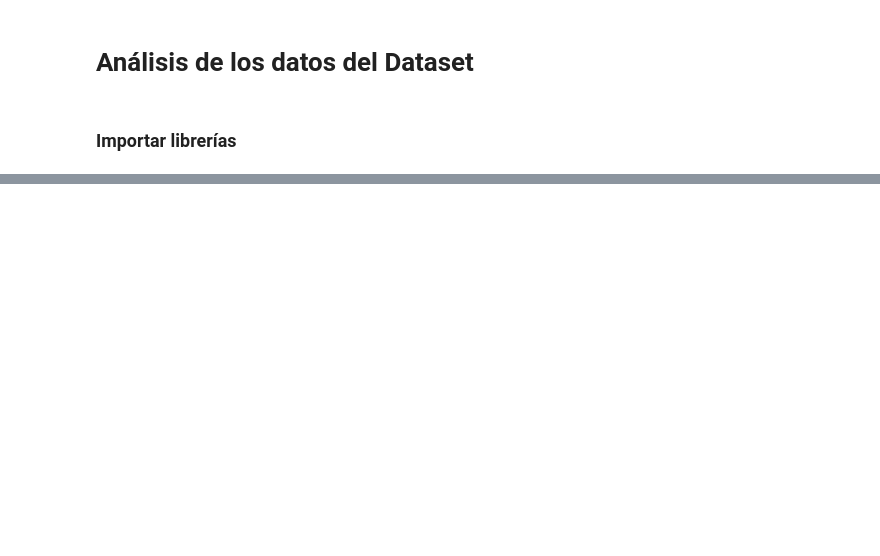
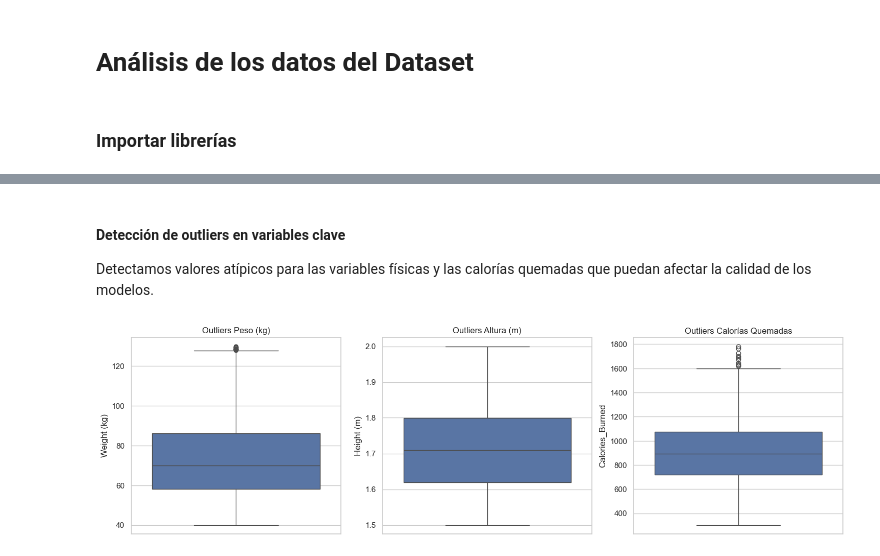
Before and after one commit to carlyg7/TFG, a Jupyter notebook: analisis_de_datos.ipynb, the cells around one changed output, grey strips where cells are left out. Saved outputs shown, nothing was run; the diff lists cells and outputs as text; code cells hidden in the pictures; blank space fills up the shorter version.

```diff
--- a/analisis_de_datos.ipynb
+++ b/analisis_de_datos.ipynb
@@ -175,0 +208,15 @@ Name: count, dtype: int64
+# %% [markdown]
+#### Detección de outliers en variables clave
+Detectamos valores atípicos para las variables físicas y las calorías quemadas que puedan afectar la calidad de los modelos.
+# %%
+# Boxplots para peso, altura y calorías quemadas
+fig, axs = plt.subplots(1, 3, figsize=(18,5))
+sns.boxplot(y=dataset['Weight (kg)'], ax=axs[0])
+axs[0].set_title('Outliers Peso (kg)')
+sns.boxplot(y=dataset['Height (m)'], ax=axs[1])
+axs[1].set_title('Outliers Altura (m)')
+sns.boxplot(y=dataset['Calories_Burned'], ax=axs[2])
+axs[2].set_title('Outliers Calorías Quemadas')
+plt.show()
+# %% [output]
+[figure, added]
```
Also changed, not shown: parts of 60 cells of this notebook, 7 other files.
